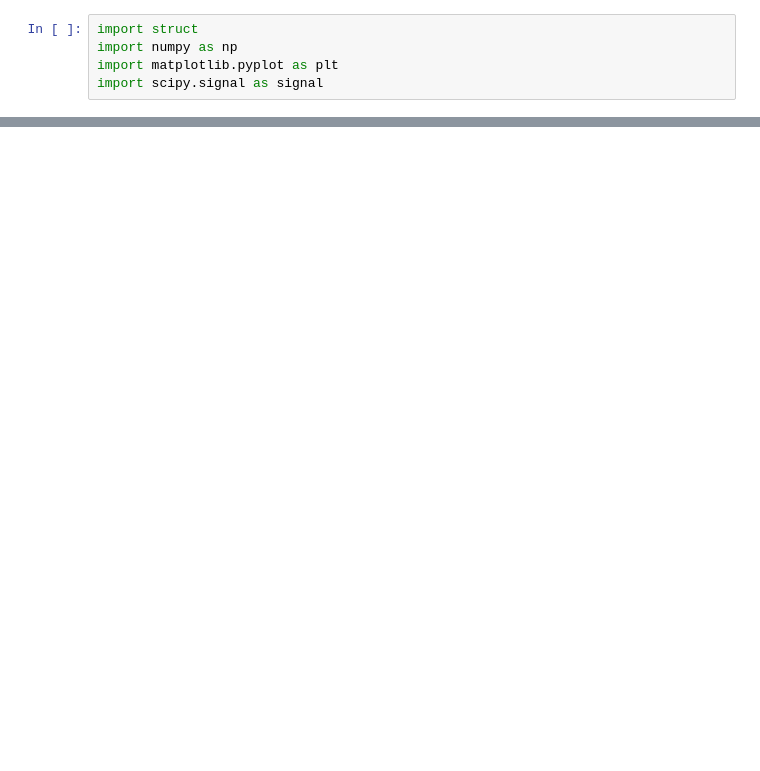
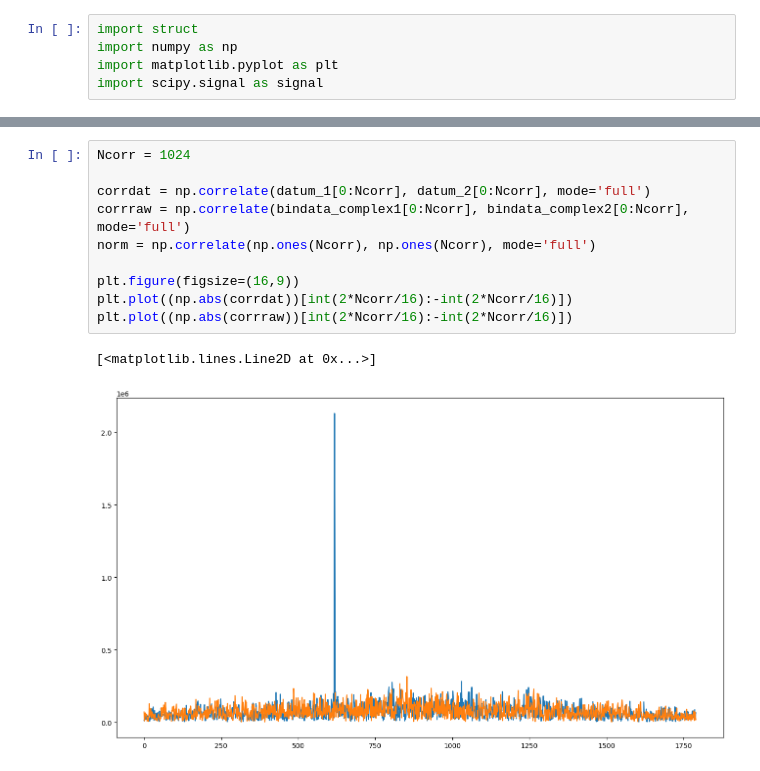
Before and after one commit to VU3VWB/rtlsdr_codes, a Jupyter notebook: sdr_correlator/Read_binarydata_FFT_correlate.ipynb, the cells around one changed output, grey strips where cells are left out. Cells and saved outputs as stored; diff of their text form; blank space fills up the shorter version.

```diff
--- a/sdr_correlator/Read_binarydata_FFT_correlate.ipynb
+++ b/sdr_correlator/Read_binarydata_FFT_correlate.ipynb
@@ -103,0 +106,13 @@ plt.plot(np.imag(datum_2[0:10000]))
+# %%
+Ncorr = 1024
+
+corrdat = np.correlate(datum_1[0:Ncorr], datum_2[0:Ncorr], mode='full')
+corrraw = np.correlate(bindata_complex1[0:Ncorr], bindata_complex2[0:Ncorr], mode='full')
+norm = np.correlate(np.ones(Ncorr), np.ones(Ncorr), mode='full')
+
+plt.figure(figsize=(16,9))
+plt.plot((np.abs(corrdat))[int(2*Ncorr/16):-int(2*Ncorr/16)])
+plt.plot((np.abs(corrraw))[int(2*Ncorr/16):-int(2*Ncorr/16)])
+# %% [output]
+[<matplotlib.lines.Line2D at 0x...>]
+[figure, added]
```
Also changed, not shown: parts of 8 cells of this notebook, 3 other files.
